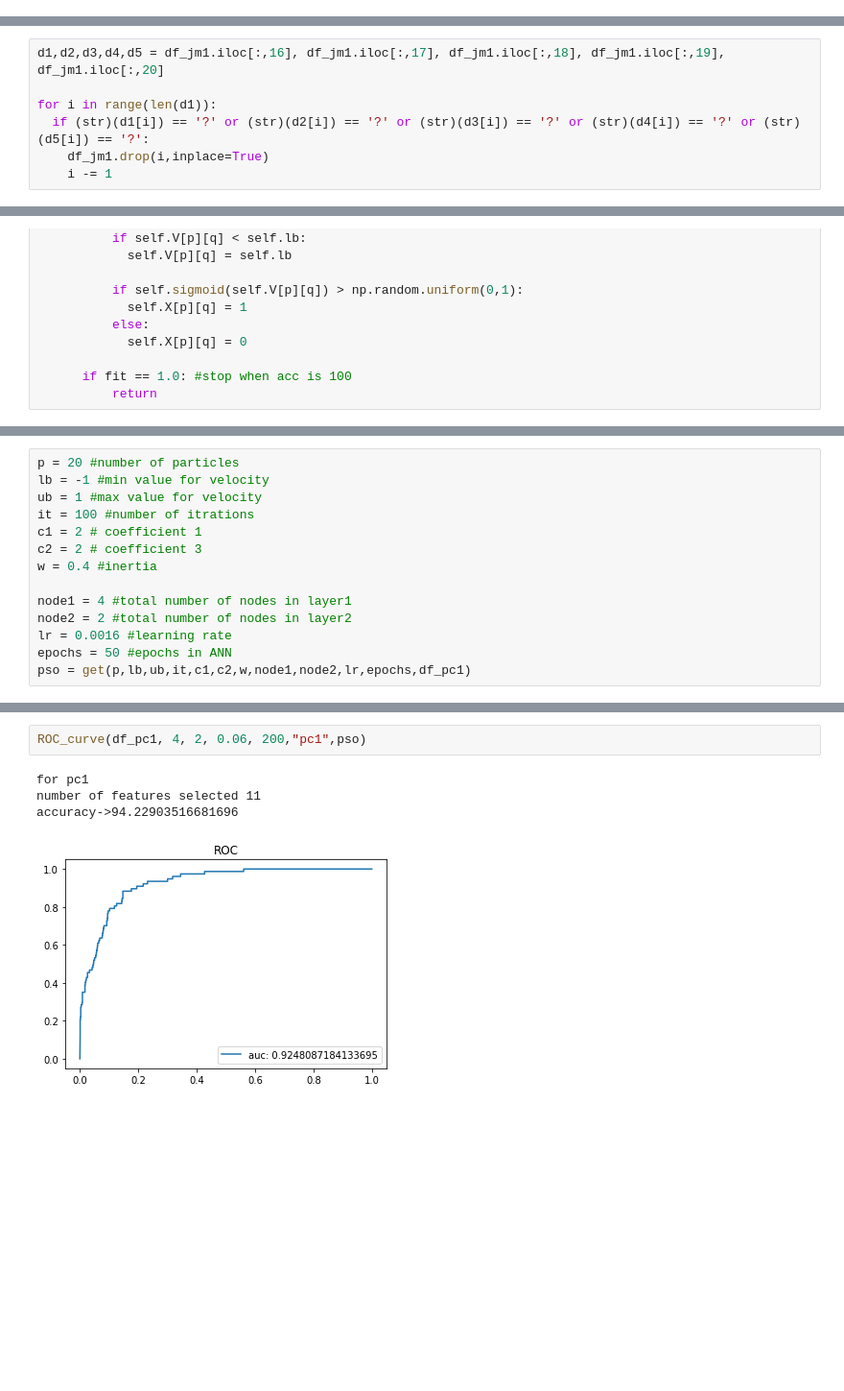
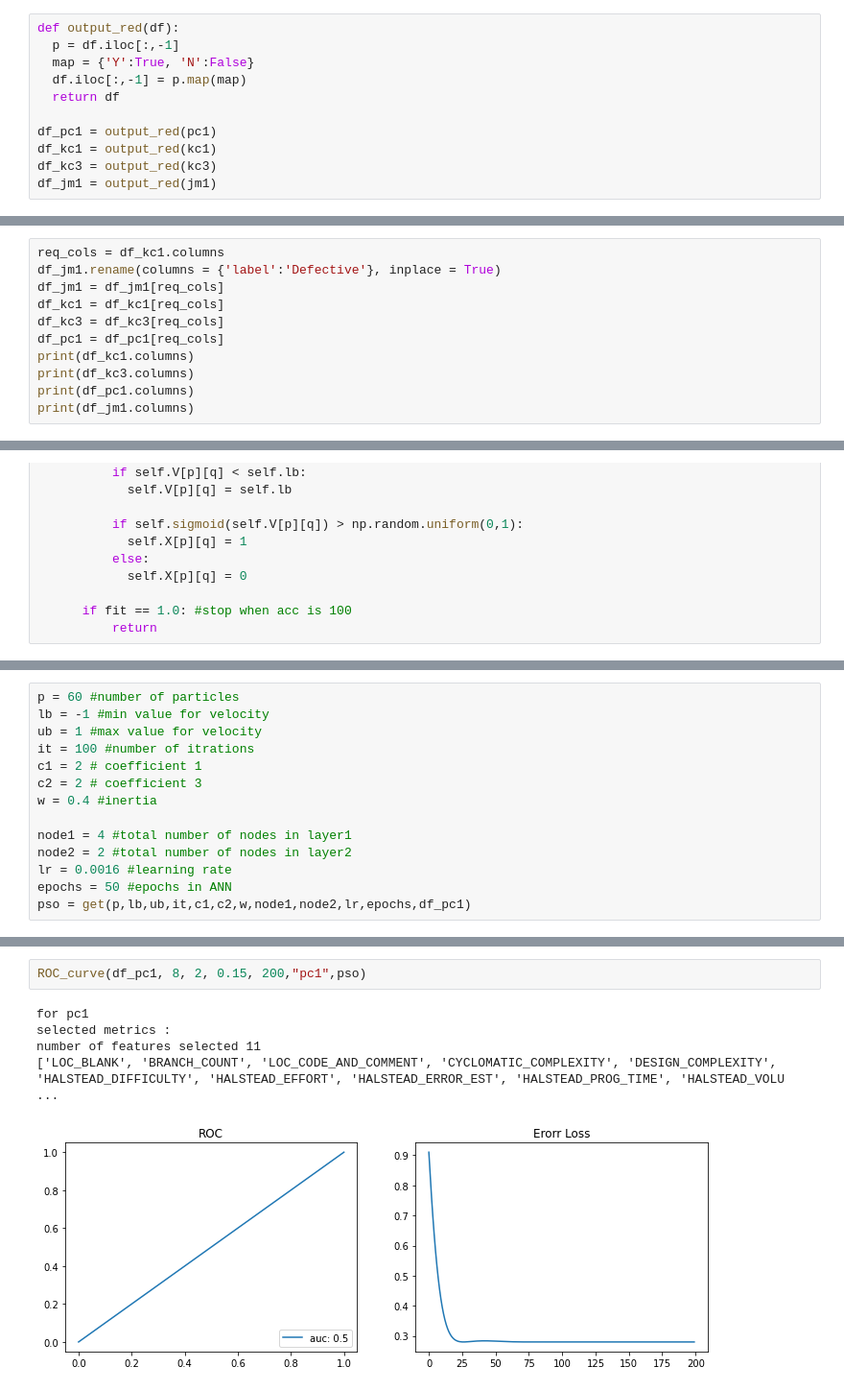
Before and after one commit to abhishekshakya/BPSO-and-ANN-for-sofware-fault-predicition, a Jupyter notebook: internPSO_ANN.ipynb, the cells around one changed output, grey strips where cells are left out. Shown: that part at 96% size. Saved outputs shown, nothing was run; the diff lists cells and outputs as text; blank space fills up the shorter version.

```diff
--- a/internPSO_ANN.ipynb
+++ b/internPSO_ANN.ipynb
@@ -42,3 +37,14 @@ df_kc2['defects'] = p.map(map)
+# %%
+def output_red(df):
+  p = df.iloc[:,-1]
+  map = {'Y':True, 'N':False}
+  df.iloc[:,-1] = p.map(map)
+  return df
+
+df_pc1 = output_red(pc1)
+df_kc1 = output_red(kc1)
+df_kc3 = output_red(kc3)
+df_jm1 = output_red(jm1)
 # %%
 def normalize(x):
   x = x.astype(float)
@@ -47,10 +53,3 @@ def normalize(x):
   return (x - min)/(max-min)
 # %% [markdown]
 ####For jm1, we have '?' randomly distributed so we need to remove them also
-# %%
-d1,d2,d3,d4,d5 = df_jm1.iloc[:,16], df_jm1.iloc[:,17], df_jm1.iloc[:,18], df_jm1.iloc[:,19], df_jm1.iloc[:,20]
-
-for i in range(len(d1)):
-  if (str)(d1[i]) == '?' or (str)(d2[i]) == '?' or (str)(d3[i]) == '?' or (str)(d4[i]) == '?' or (str)(d5[i]) == '?':
-    df_jm1.drop(i,inplace=True)
-    i -= 1
@@ -66,0 +81,11 @@ for i in range(len(d1)):
+# %%
+req_cols = df_kc1.columns
+df_jm1.rename(columns = {'label':'Defective'}, inplace = True)
+df_jm1 = df_jm1[req_cols]
+df_kc1 = df_kc1[req_cols]
+df_kc3 = df_kc3[req_cols]
+df_pc1 = df_pc1[req_cols]
+print(df_kc1.columns)
+print(df_kc3.columns)
+print(df_pc1.columns)
+print(df_jm1.columns)
@@ -278,5 +347,5 @@ def ROC_curve(df,node1, node2, lr, epochs, name, pp):
 # %%
-p = 20 #number of particles
+p = 60 #number of particles
 lb = -1 #min value for velocity
 ub = 1 #max value for velocity
 it = 100 #number of itrations
@@ -313,7 +382,8 @@ iterations 95 | max acc achieved 0.9396232596232597 using 11 features
 # %%
-ROC_curve(df_pc1, 4, 2, 0.06, 200,"pc1",pso)
+ROC_curve(df_pc1, 8, 2, 0.15, 200,"pc1",pso)
 # %% [output]
 for pc1
+selected metrics :
 number of features selected 11
-accuracy->94.22903516681696
+['LOC_BLANK', 'BRANCH_COUNT', 'LOC_CODE_AND_COMMENT', 'CYCLOMATIC_COMPLEXITY', 'DESIGN_COMPLEXITY', 'HALSTEAD_DIFFICULTY', 'HALSTEAD_EFFORT', 'HALSTEAD_ERROR_EST', 'HALSTEAD_PROG_TIME', 'HALSTEAD_VOLU ...
-[figure, old version]
+[figure, new version]
```
Also changed, not shown: parts of 32 cells of this notebook.
